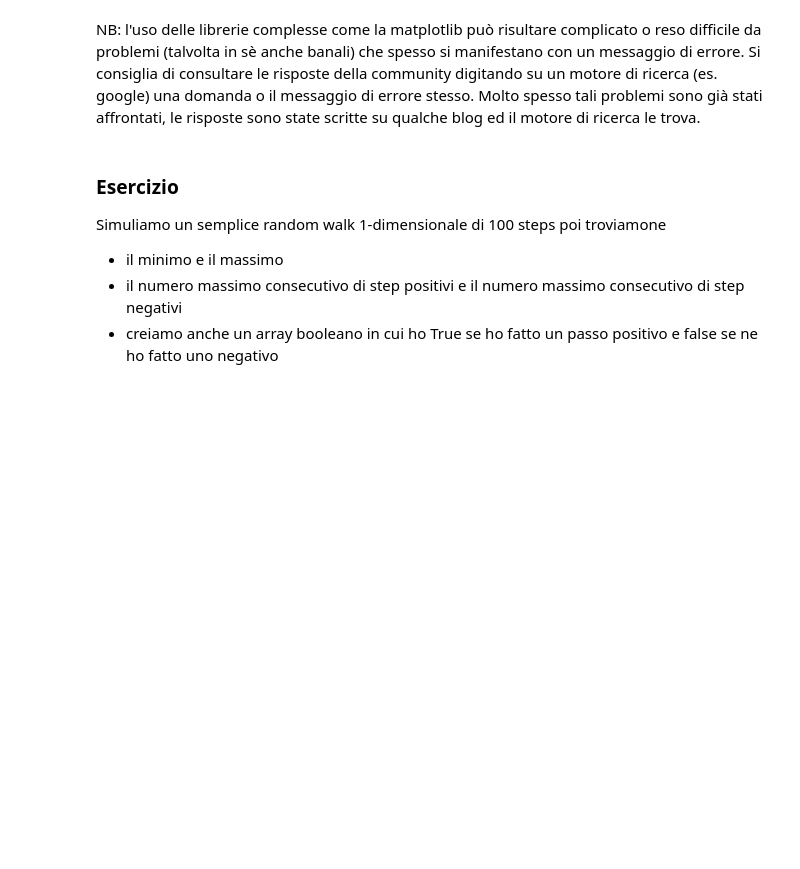
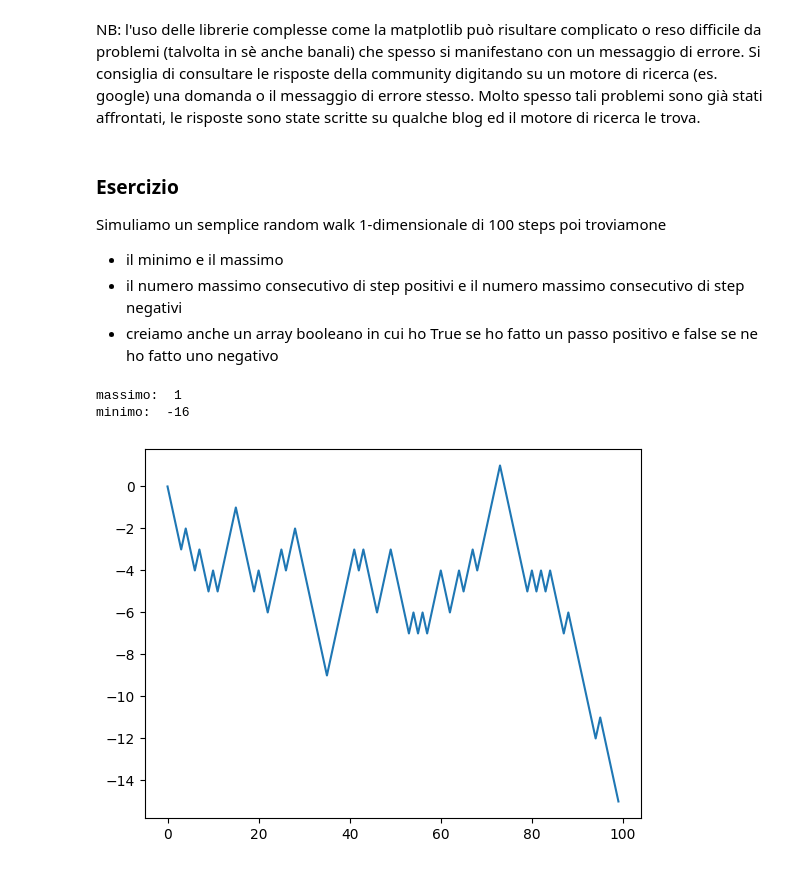
Before and after one commit to IacopoFerrari/corso_data_analisi_Giugno2024, a Jupyter notebook: L2/intro_numpy/02_numpy_matplotlib.ipynb, the cells around one changed output. Saved outputs shown, nothing was run; the diff lists cells and outputs as text; code cells hidden in the pictures; blank space fills up the shorter version.

```diff
--- a/L2/intro_numpy/02_numpy_matplotlib.ipynb
+++ b/L2/intro_numpy/02_numpy_matplotlib.ipynb
@@ -265,3 +290,36 @@ poi troviamone
 - il minimo e il massimo
 - il numero massimo consecutivo di step positivi e il numero massimo consecutivo di step negativi
 - creiamo anche un array booleano in cui ho True se ho fatto un passo positivo e false se ne ho fatto uno negativo
+# %%
+pos=0
+walk=[pos]
+nsteps=100
+for _ in np.arange(nsteps):
+    if np.random.randint(0,2):
+        pos += 1
+    else:
+        pos -= 1
+
+    walk.append(pos)
+
+plt.plot(walk[0:100])
+print("massimo: ", max(walk))
+print("minimo: ", min(walk))
+max_N_up = 0
+max_N_down = 0
+corrente = 1
+
+for i in np.arange(1,len(walk)):
+    if walk[i]==walk[i-1]:
+        corrente+=1
+    else:
+        corrente = 1
+
+    if walk[i]==1 and corrente>max_N_up:
+        max_N_up = corrente
+    elif walk[i]==-1 and corrente>max_N_down:
+        max_N_down = corrente
+# %% [output]
+massimo:  1
+minimo:  -16
+[figure, added]
```
Also changed, not shown: parts of 8 cells of this notebook, 8 other files.
